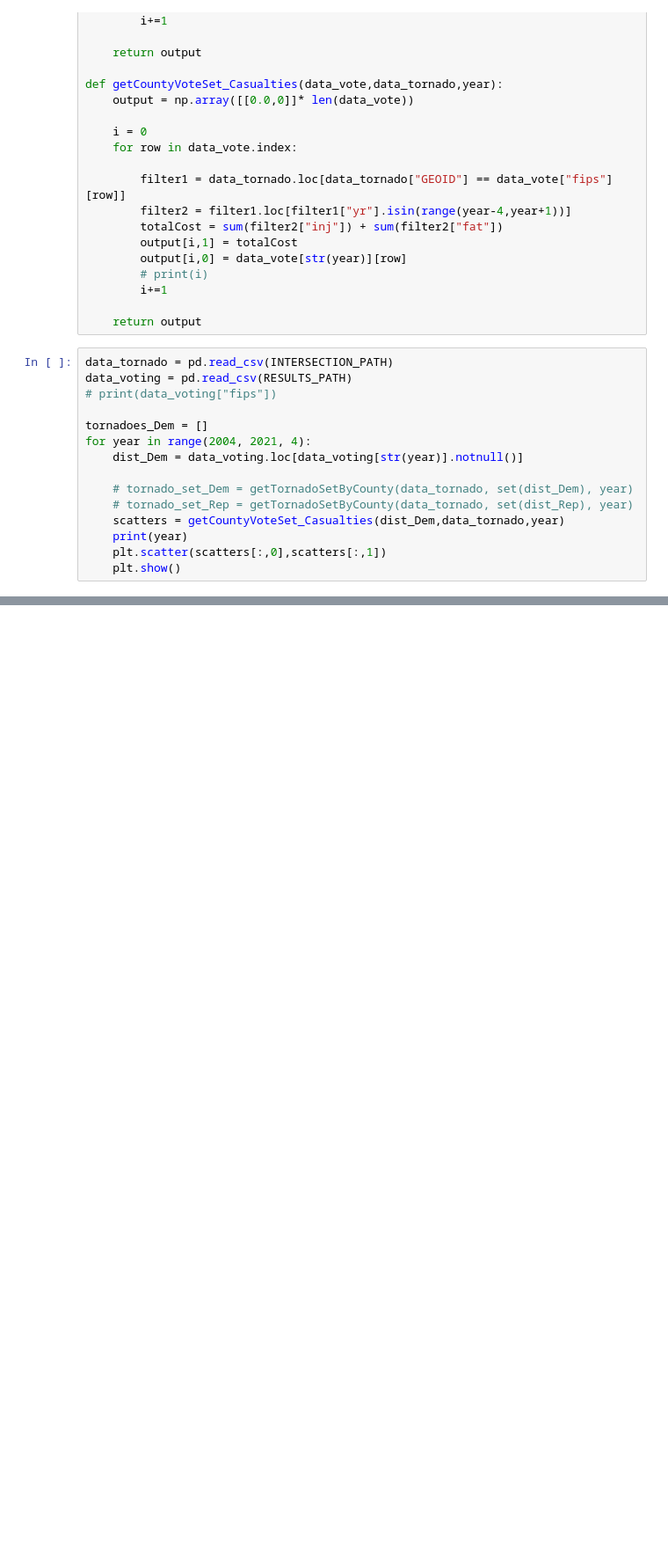
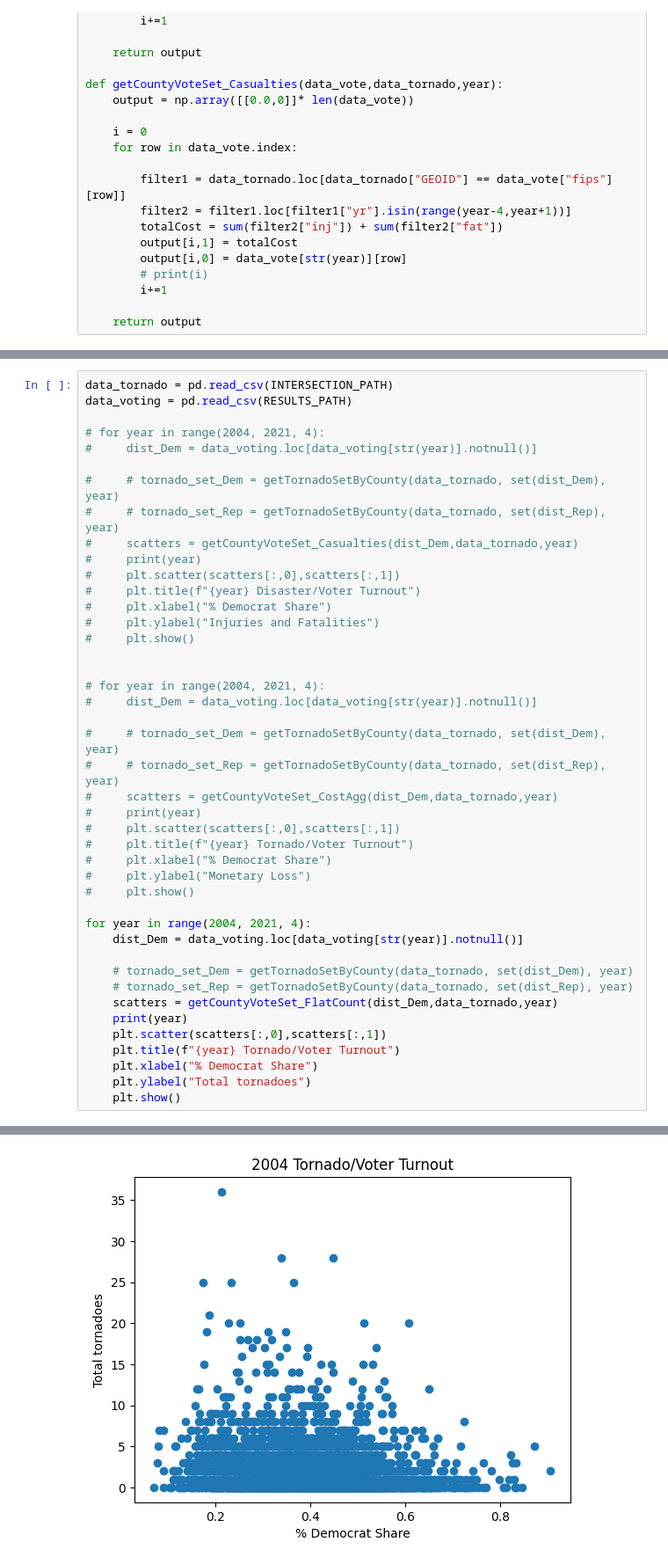
Before and after one commit to kmorhun/disasters_and_politics, a Jupyter notebook: src/voting_behavior.ipynb, the cells around one changed output, grey strips where cells are left out. Shown at 88% size. Cells and saved outputs as stored; diff of their text form; blank space fills up the shorter version.

```diff
--- a/src/voting_behavior.ipynb
+++ b/src/voting_behavior.ipynb
@@ -65,18 +65,3 @@ def getCountyVoteSet_Casualties(data_vote,data_tornado,year):
         i+=1
 
     return output
-# %%
-data_tornado = pd.read_csv(INTERSECTION_PATH)
-data_voting = pd.read_csv(RESULTS_PATH)
-# print(data_voting["fips"])
-
-tornadoes_Dem = []
-for year in range(2004, 2021, 4):
-    dist_Dem = data_voting.loc[data_voting[str(year)].notnull()]
-
-    # tornado_set_Dem = getTornadoSetByCounty(data_tornado, set(dist_Dem), year)
-    # tornado_set_Rep = getTornadoSetByCounty(data_tornado, set(dist_Rep), year)
-    scatters = getCountyVoteSet_Casualties(dist_Dem,data_tornado,year)
-    print(year)
-    plt.scatter(scatters[:,0],scatters[:,1])
-    plt.show()
@@ -93,0 +68,44 @@ for year in range(2004, 2021, 4):
+# %%
+data_tornado = pd.read_csv(INTERSECTION_PATH)
+data_voting = pd.read_csv(RESULTS_PATH)
+
+# for year in range(2004, 2021, 4):
+#     dist_Dem = data_voting.loc[data_voting[str(year)].notnull()]
+
+#     # tornado_set_Dem = getTornadoSetByCounty(data_tornado, set(dist_Dem), year)
+#     # tornado_set_Rep = getTornadoSetByCounty(data_tornado, set(dist_Rep), year)
+#     scatters = getCountyVoteSet_Casualties(dist_Dem,data_tornado,year)
+#     print(year)
+#     plt.scatter(scatters[:,0],scatters[:,1])
+#     plt.title(f"{year} Disaster/Voter Turnout")
+#     plt.xlabel("% Democrat Share")
+#     plt.ylabel("Injuries and Fatalities")
+#     plt.show()
+
+
+# for year in range(2004, 2021, 4):
+#     dist_Dem = data_voting.loc[data_voting[str(year)].notnull()]
+
+#     # tornado_set_Dem = getTornadoSetByCounty(data_tornado, set(dist_Dem), year)
+#     # tornado_set_Rep = getTornadoSetByCounty(data_tornado, set(dist_Rep), year)
+#     scatters = getCountyVoteSet_CostAgg(dist_Dem,data_tornado,year)
+#     print(year)
+#     plt.scatter(scatters[:,0],scatters[:,1])
+#     plt.title(f"{year} Tornado/Voter Turnout")
+#     plt.xlabel("% Democrat Share")
+#     plt.ylabel("Monetary Loss")
+#     plt.show()
+
+for year in range(2004, 2021, 4):
+    dist_Dem = data_voting.loc[data_voting[str(year)].notnull()]
+
+    # tornado_set_Dem = getTornadoSetByCounty(data_tornado, set(dist_Dem), year)
+    # tornado_set_Rep = getTornadoSetByCounty(data_tornado, set(dist_Rep), year)
+    scatters = getCountyVoteSet_FlatCount(dist_Dem,data_tornado,year)
+    print(year)
+    plt.scatter(scatters[:,0],scatters[:,1])
+    plt.title(f"{year} Tornado/Voter Turnout")
+    plt.xlabel("% Democrat Share")
+    plt.ylabel("Total tornadoes")
+    plt.show()
+# %% [output]
@@ -93,0 +113 @@ for year in range(2004, 2021, 4):
+[figure, added]
```
Also changed, not shown: parts of 4 cells of this notebook.
